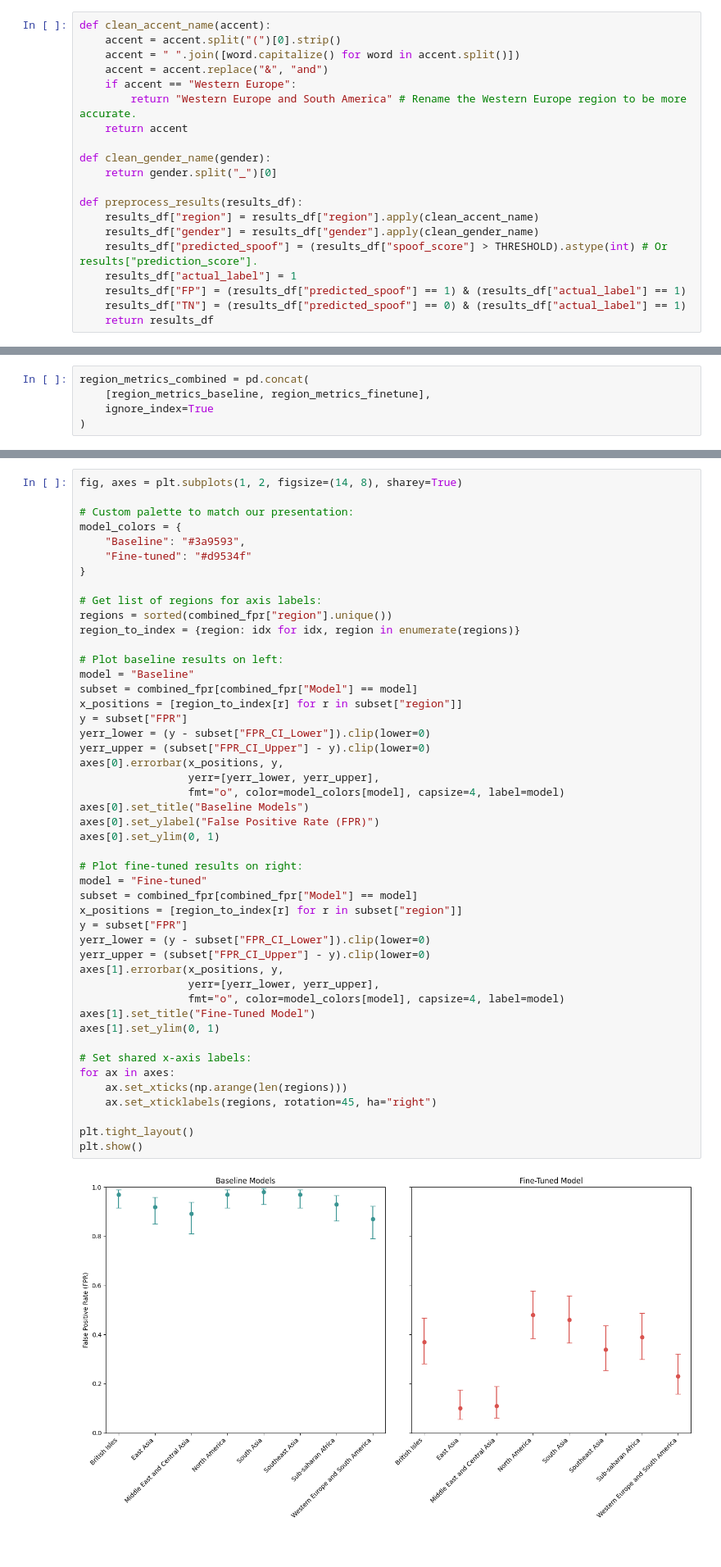
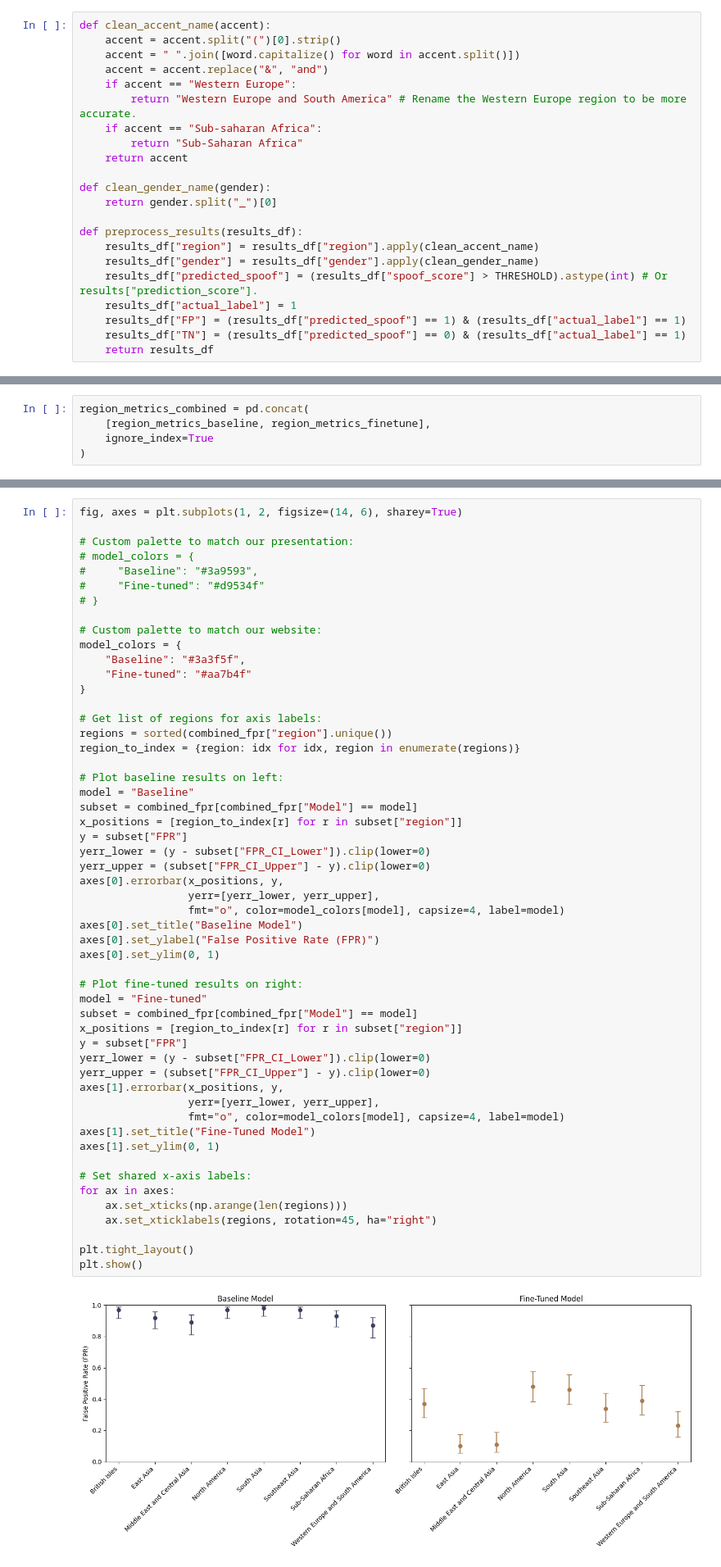
Before and after one commit to madfields17/Capstone_2025, a Jupyter notebook: tssdnet/model_results.ipynb, the cells around one changed output, grey strips where cells are left out. Shown at 82% size. Drawn from its saved outputs; the diff is of its cells as text.

```diff
--- a/tssdnet/model_results.ipynb
+++ b/tssdnet/model_results.ipynb
@@ -15,6 +15,8 @@ def clean_accent_name(accent):
     accent = accent.replace("&", "and")
     if accent == "Western Europe":
         return "Western Europe and South America" # Rename the Western Europe region to be more accurate.
+    if accent == "Sub-saharan Africa":
+        return "Sub-Saharan Africa"
     return accent
 
 def clean_gender_name(gender):
@@ -147,12 +151,18 @@ combined_tnr = pd.concat([
     region_metrics_finetune[["region", "TNR", "TNR_CI_Lower", "TNR_CI_Upper", "Model"]]
 ], ignore_index=True)
 # %%
-fig, axes = plt.subplots(1, 2, figsize=(14, 8), sharey=True)
+fig, axes = plt.subplots(1, 2, figsize=(14, 6), sharey=True)
 
 # Custom palette to match our presentation:
+# model_colors = {
+#     "Baseline": "#3a9593",
+#     "Fine-tuned": "#d9534f"
+# }
+
+# Custom palette to match our website:
 model_colors = {
-    "Baseline": "#3a9593",
-    "Fine-tuned": "#d9534f"
+    "Baseline": "#3a3f5f",
+    "Fine-tuned": "#aa7b4f"
 }
 
 # Get list of regions for axis labels:
@@ -166,32 +176,32 @@ x_positions = [region_to_index[r] for r in subset["region"]]
 y = subset["FPR"]
 yerr_lower = (y - subset["FPR_CI_Lower"]).clip(lower=0)
 yerr_upper = (subset["FPR_CI_Upper"] - y).clip(lower=0)
 axes[0].errorbar(x_positions, y,
                  yerr=[yerr_lower, yerr_upper],
                  fmt="o", color=model_colors[model], capsize=4, label=model)
-axes[0].set_title("Baseline Models")
+axes[0].set_title("Baseline Model")
 axes[0].set_ylabel("False Positive Rate (FPR)")
 axes[0].set_ylim(0, 1)
 
 # Plot fine-tuned results on right:
 model = "Fine-tuned"
 subset = combined_fpr[combined_fpr["Model"] == model]
 x_positions = [region_to_index[r] for r in subset["region"]]
 y = subset["FPR"]
 yerr_lower = (y - subset["FPR_CI_Lower"]).clip(lower=0)
 yerr_upper = (subset["FPR_CI_Upper"] - y).clip(lower=0)
 axes[1].errorbar(x_positions, y,
                  yerr=[yerr_lower, yerr_upper],
                  fmt="o", color=model_colors[model], capsize=4, label=model)
 axes[1].set_title("Fine-Tuned Model")
 axes[1].set_ylim(0, 1)
 
 # Set shared x-axis labels:
 for ax in axes:
     ax.set_xticks(np.arange(len(regions)))
     ax.set_xticklabels(regions, rotation=45, ha="right")
 
 plt.tight_layout()
 plt.show()
 # %% [output]
-[figure, old version]
+[figure, new version]
```
Also changed, not shown: parts of 13 cells of this notebook.
